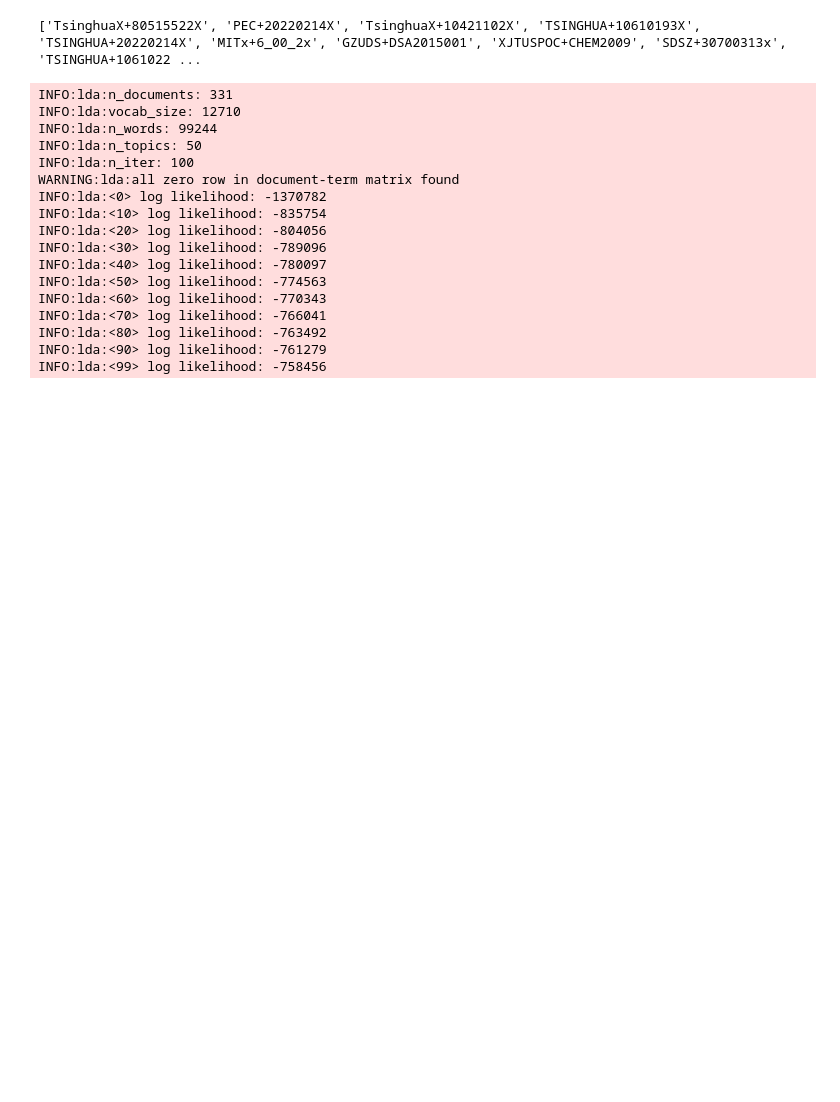
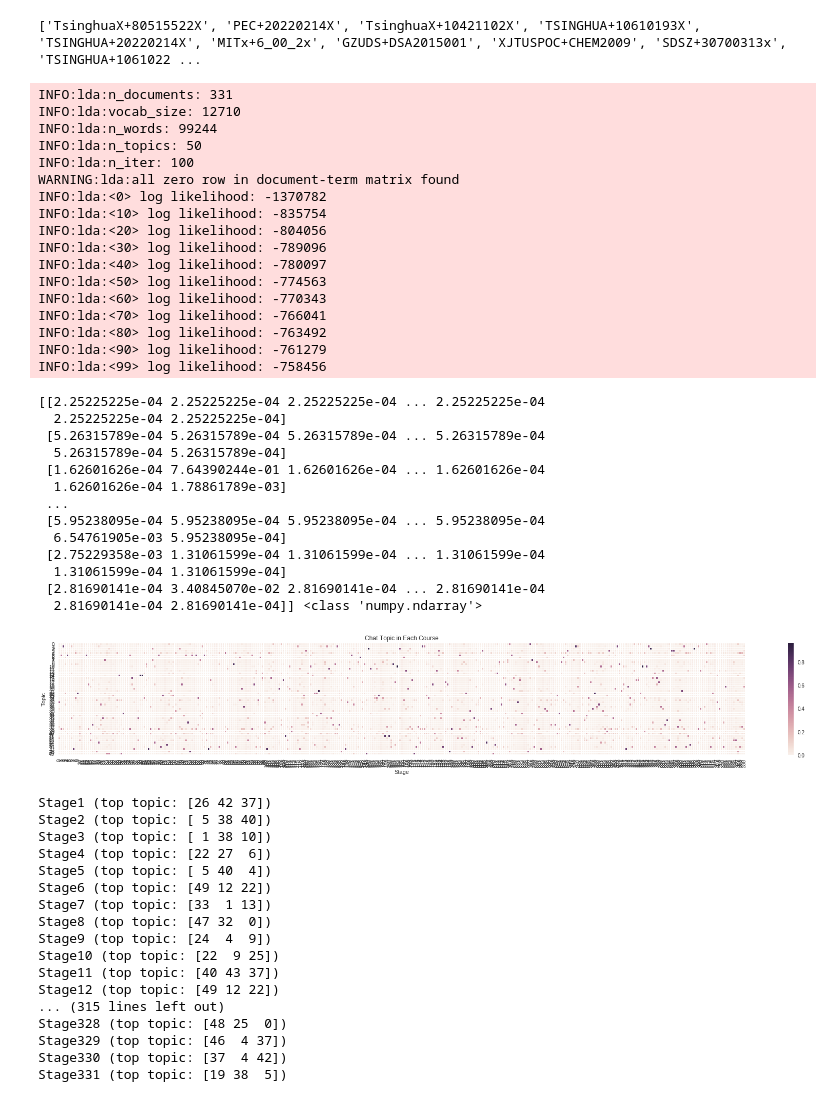
Before and after one commit to HongyuJiang/LDA-Recommendation, a Jupyter notebook: LDA_Recommendation.ipynb, the cells around one changed output. Saved outputs shown, nothing was run; the diff lists cells and outputs as text; code cells hidden in the pictures; blank space fills up the shorter version.

```diff
--- a/LDA_Recommendation.ipynb
+++ b/LDA_Recommendation.ipynb
@@ -218,37 +216,68 @@ def lda_train(weight, vectorizer):
         #topic_words = np.array(vocab)[np.argsort(topic_dist)][:-(n_top_words + 1):-1]
         #print('Topic {}: {}'.format(i, ' '.join(topic_words)))
 
     doc_topic = model.doc_topic_
 
     for index in range(len(doc_topic)):
       score = doc_topic[index]
       course = courseList[index]
       captionDict[course]['score'] = score
 
-    #print(doc_topic, type(doc_topic))
-    #plot_topic(doc_topic)
-    #for i in range(doc_num):
-    #    print("{} (top topic: {})".format(titles[i], np.argsort(doc_topic[i])[:-4:-1]))
+    print(doc_topic, type(doc_topic))
+    plot_topic(doc_topic)
+    for i in range(doc_num):
+        print("{} (top topic: {})".format(titles[i], np.argsort(doc_topic[i])[:-4:-1]))
 
 lda_train(weight, vectorizer)
 # %% [output]
 INFO:lda:n_documents: 331
 INFO:lda:vocab_size: 12710
 INFO:lda:n_words: 99244
 INFO:lda:n_topics: 50
 INFO:lda:n_iter: 100
 WARNING:lda:all zero row in document-term matrix found
 INFO:lda:<0> log likelihood: -1370782
 INFO:lda:<10> log likelihood: -835754
 INFO:lda:<20> log likelihood: -804056
 INFO:lda:<30> log likelihood: -789096
 INFO:lda:<40> log likelihood: -780097
 INFO:lda:<50> log likelihood: -774563
 INFO:lda:<60> log likelihood: -770343
 INFO:lda:<70> log likelihood: -766041
 INFO:lda:<80> log likelihood: -763492
 INFO:lda:<90> log likelihood: -761279
 INFO:lda:<99> log likelihood: -758456
+[[2.25225225e-04 2.25225225e-04 2.25225225e-04 ... 2.25225225e-04
+  2.25225225e-04 2.25225225e-04]
+ [5.26315789e-04 5.26315789e-04 5.26315789e-04 ... 5.26315789e-04
+  5.26315789e-04 5.26315789e-04]
+ [1.62601626e-04 7.64390244e-01 1.62601626e-04 ... 1.62601626e-04
+  1.62601626e-04 1.78861789e-03]
+ ...
+ [5.95238095e-04 5.95238095e-04 5.95238095e-04 ... 5.95238095e-04
+  6.54761905e-03 5.95238095e-04]
+ [2.75229358e-03 1.31061599e-04 1.31061599e-04 ... 1.31061599e-04
+  1.31061599e-04 1.31061599e-04]
+ [2.81690141e-04 3.40845070e-02 2.81690141e-04 ... 2.81690141e-04
+  2.81690141e-04 2.81690141e-04]] <class 'numpy.ndarray'>
+[figure, added]
+Stage1 (top topic: [26 42 37])
+Stage2 (top topic: [ 5 38 40])
+Stage3 (top topic: [ 1 38 10])
+Stage4 (top topic: [22 27  6])
+Stage5 (top topic: [ 5 40  4])
+Stage6 (top topic: [49 12 22])
+Stage7 (top topic: [33  1 13])
+Stage8 (top topic: [47 32  0])
+Stage9 (top topic: [24  4  9])
+Stage10 (top topic: [22  9 25])
+Stage11 (top topic: [40 43 37])
+Stage12 (top topic: [49 12 22])
+... (315 lines left out)
+Stage328 (top topic: [48 25  0])
+Stage329 (top topic: [46  4 37])
+Stage330 (top topic: [37  4 42])
+Stage331 (top topic: [19 38  5])
 # %%
 from sklearn.preprocessing import normalize
 
```
Also changed, not shown: parts of 7 cells of this notebook.
